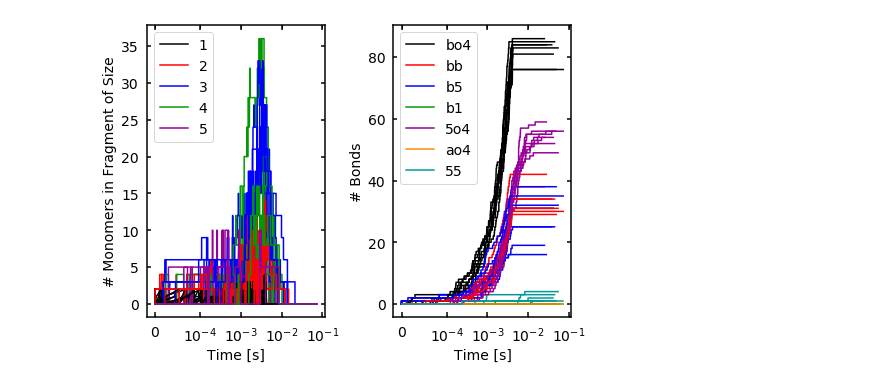
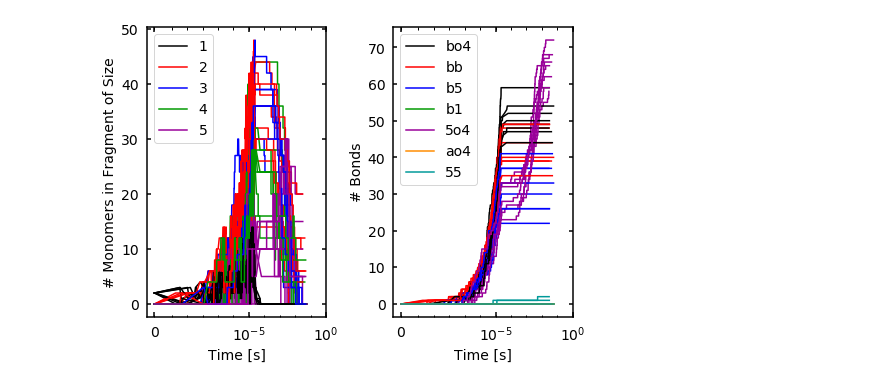
Before and after one commit to michaelorella/lignin-kmc, a Jupyter notebook: Dynamics.ipynb, the cells around one changed output. Cells and saved outputs as stored; diff of their text form; code cells hidden in the pictures.

```diff
--- a/Dynamics.ipynb
+++ b/Dynamics.ipynb
@@ -191,7 +191,7 @@ startEvents = [ kmc.Event ( 'ox' , [i] , rates['ox'][ int( sOrG < pct ) ]['monom
 
 state = { i : {'mon' : mons[i] , 'affected' : {startEvents[i]} } for i in range(n) }
 events = { startEvents[i] for i in range(n) }
-events.add(kmc.Event('grow',[],rate = 1,bond = sg))
+events.add(kmc.Event('grow',[],rate = 1e4,bond = sg))
 
 results = par.Parallel(n_jobs = 8,verbose = 11)([fun(nMax = 200, tFinal = 10000,rates = rates,initialState = state,initialEvents = events,dynamics = True)
                                     for _ in range(8)])
@@ -266,7 +266,7 @@ startEvents = [ kmc.Event ( 'ox' , [i] , rates['ox'][ int( sOrG < pct ) ]['monom
 
 state = { i : {'mon' : mons[i] , 'affected' : {startEvents[i]} } for i in range(n) }
 events = { startEvents[i] for i in range(n) }
-events.add(kmc.Event('grow',[],rate = 1e5,bond = sg))
+events.add(kmc.Event('grow',[],rate = 1e9,bond = sg))
 
 results = par.Parallel(n_jobs = 8,verbose = 11)([fun(nMax = 200, tFinal = 10000,rates = rates,initialState = state,initialEvents = events,dynamics = True)
                                     for _ in range(8)])
@@ -295,34 +295,34 @@ output = par.Parallel(n_jobs = 8,verbose = 11)([par.delayed(getTraces)(res) for
 # %%
 fig,axes = plt.subplots(1,2,figsize=(7,5))
 for out in output:
     t = out['time']
     bcount = out['bond counts']
     fcount = out['frag lengths']
     [axes[0].plot(t,fcount[i],linestyle = '-',color = style,label=i) for (i,style)
      in zip(fcount,[(0,0,0),(1,0,0),(0,0,1),(0,0.6,0),(0.6,0,0.6),(1,0.5490,0),(0,0.6,0.6),(1,0.8,0),(0.6078,0.2980,0),(0.6,0,0),(0,0,0.6)])]
     lines = [axes[1].plot(t,bcount[i],linestyle = '-',color = style,label=i) for (i,style)
      in zip(bcount,[(0,0,0),(1,0,0),(0,0,1),(0,0.6,0),(0.6,0,0.6),(1,0.5490,0),(0,0.6,0.6),(1,0.8,0),(0.6078,0.2980,0),(0.6,0,0),(0,0,0.6)])]
 
-axes[0].set_xscale('symlog',linthreshx=1e-4)
+axes[0].set_xscale('symlog',linthreshx=1e-10)
 axes[0].legend(axes[0].get_children()[:5],['1','2','3','4','5'],loc='best',fontsize=14)
 [axes[0].spines[i].set_linewidth(1.5) for i in ['top','right','bottom','left']]
 axes[0].tick_params(axis = 'x',which = 'major', labelsize = 14, direction = 'in', pad = 8, top = True, right = True, width = 1.5,length=5)
 axes[0].tick_params(axis = 'x',which = 'minor', labelsize = 8, direction = 'in', pad = 8, top = True, right = True, width = 1,length=2.5)
 axes[0].tick_params(axis = 'y',which = 'major', labelsize = 14, direction = 'in', pad = 8, top = True, right = True, width = 1.5,length=4)
-#axes[0].set_xticks([0, 1e-5, 1])
+axes[0].set_xticks([0, 1e-5, 1])
 axes[0].set_xlabel('Time [s]',fontsize=14)
 axes[0].set_ylabel('# Monomers in Fragment of Size',fontsize=14)
 
-axes[1].set_xscale('symlog',linthreshx=1e-4)
+axes[1].set_xscale('symlog',linthreshx=1e-10)
 axes[1].legend(axes[1].get_children()[:7],['bo4','bb','b5','b1','5o4','ao4','55'],loc='best',fontsize=14)
 [axes[1].spines[i].set_linewidth(1.5) for i in ['top','right','bottom','left']]
 axes[1].tick_params(axis = 'x',which = 'major', labelsize = 14, direction = 'in', pad = 8, top = True, right = True, width = 1.5,length=5)
 axes[1].tick_params(axis = 'x',which = 'minor', labelsize = 8, direction = 'in', pad = 8, top = True, right = True, width = 1,length=2.5)
 axes[1].tick_params(axis = 'y',which = 'major', labelsize = 14, direction = 'in', pad = 8, top = True, right = True, width = 1.5,length=4)
-#axes[1].set_xticks([0, 1e-5, 1])
+axes[1].set_xticks([0, 1e-5, 1])
 axes[1].set_xlabel('Time [s]',fontsize=14)
 axes[1].set_ylabel('# Bonds',fontsize=14)
 
 fig.tight_layout()
 # %% [output]
-[figure, old version]
+[figure, new version]
```
Also changed, not shown: parts of 8 cells of this notebook, 28 other files.
